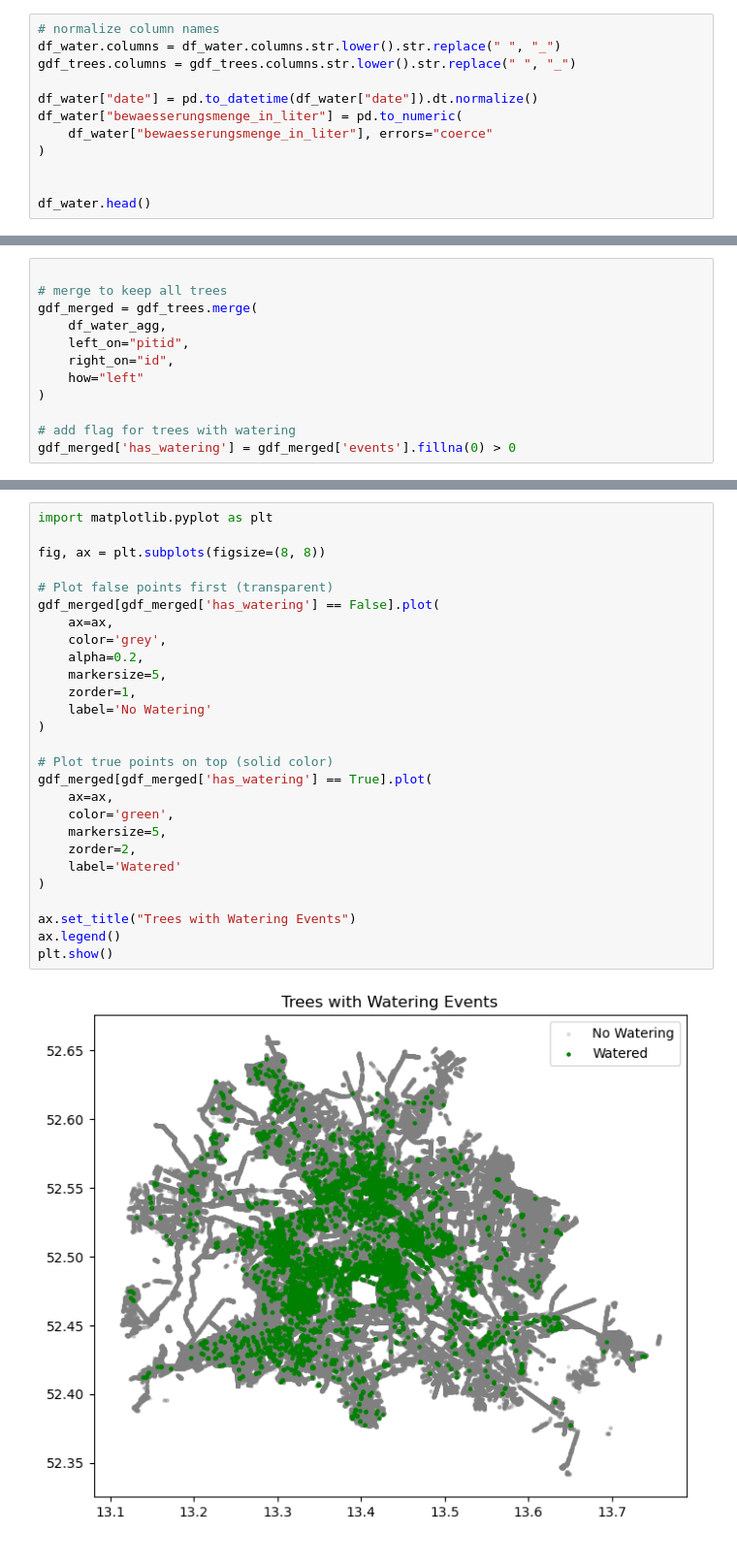
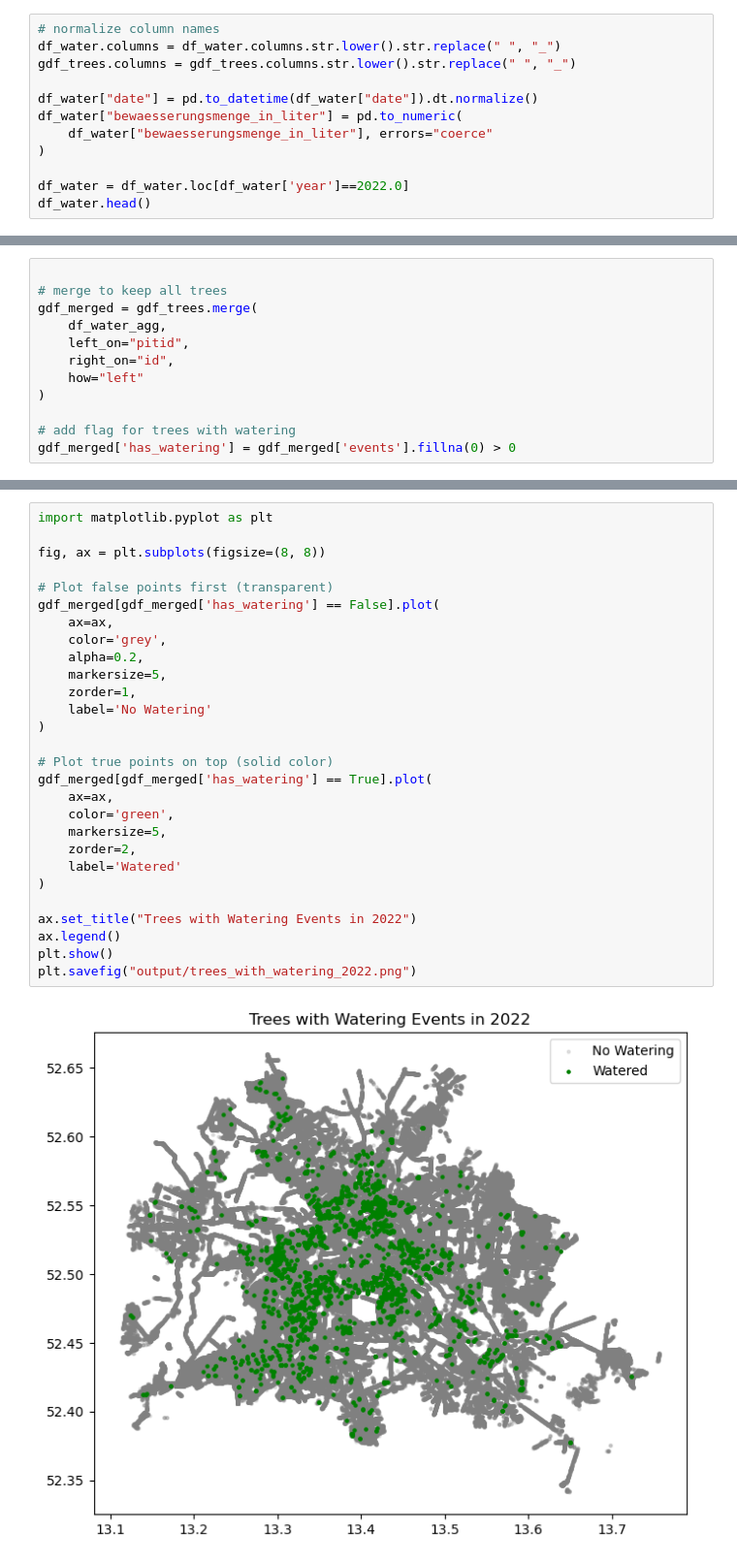
Before and after one commit to ninaimmenroth/urban-tech-berlin-trees, a Jupyter notebook: merge_datasets.ipynb, the cells around one changed output, grey strips where cells are left out. Shown at 97% size. Saved outputs shown, nothing was run; the diff lists cells and outputs as text.

```diff
--- a/merge_datasets.ipynb
+++ b/merge_datasets.ipynb
@@ -17,7 +17,7 @@ df_water["bewaesserungsmenge_in_liter"] = pd.to_numeric(
     df_water["bewaesserungsmenge_in_liter"], errors="coerce"
 )
 
-
+df_water = df_water.loc[df_water['year']==2022.0]
 df_water.head()
 # %% [output]
 |  | id | lng | lat | bezirk | art_dtsch | gattung_deutsch | strname | pflanzjahr | ... |
@@ -120,29 +120,30 @@ ax = gdf_merged.plot(
 # %%
 import matplotlib.pyplot as plt
 
 fig, ax = plt.subplots(figsize=(8, 8))
 
 # Plot false points first (transparent)
 gdf_merged[gdf_merged['has_watering'] == False].plot(
     ax=ax,
     color='grey',
     alpha=0.2,
     markersize=5,
     zorder=1,
     label='No Watering'
 )
 
 # Plot true points on top (solid color)
 gdf_merged[gdf_merged['has_watering'] == True].plot(
     ax=ax,
     color='green',
     markersize=5,
     zorder=2,
     label='Watered'
 )
 
-ax.set_title("Trees with Watering Events")
+ax.set_title("Trees with Watering Events in 2022")
 ax.legend()
 plt.show()
+plt.savefig("output/trees_with_watering_2022.png")
 # %% [output]
-[figure, old version]
+[figure, new version]
```
Also changed, not shown: parts of 8 cells of this notebook, 6 other files.
